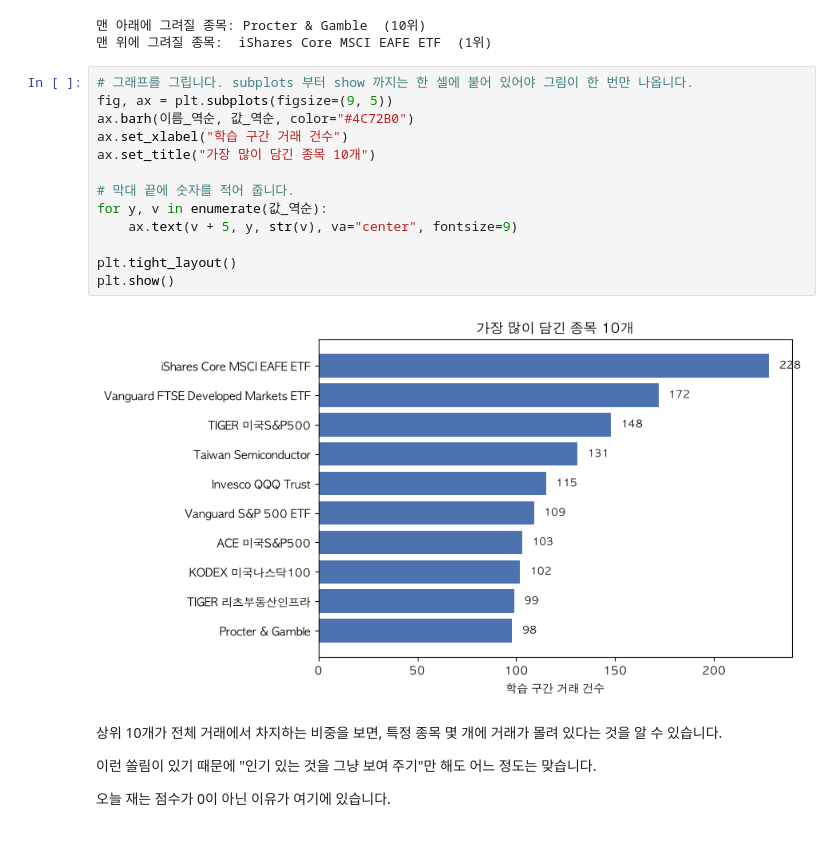
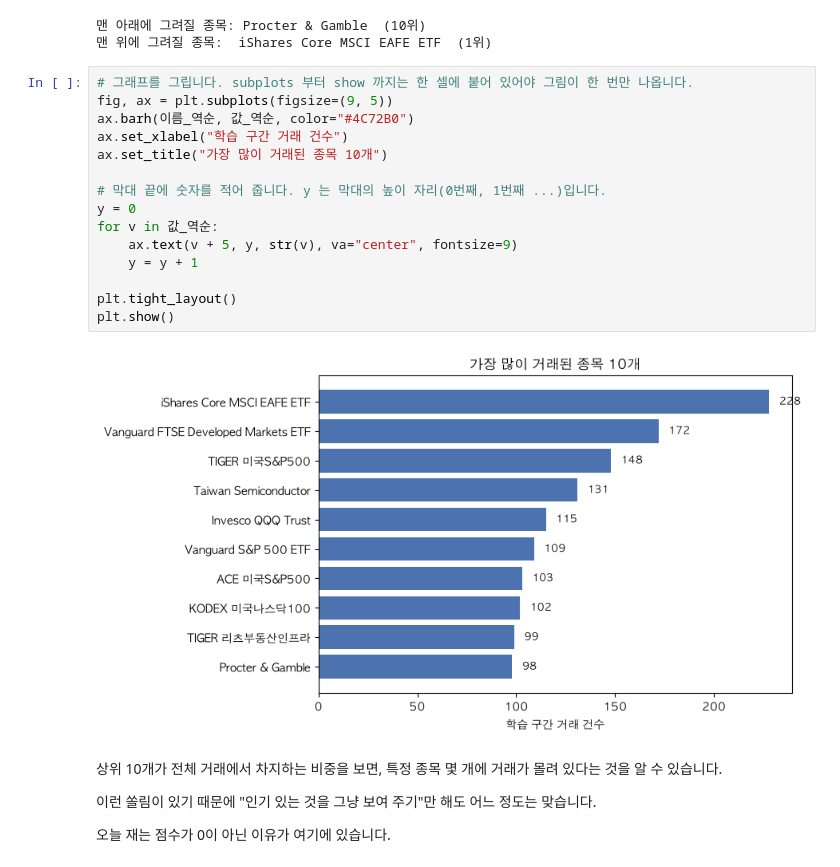
Before and after one commit to welovecherry/recsys, a Jupyter notebook: notebooks/01_popularity.ipynb, the cells around one changed output. Cells and saved outputs as stored; diff of their text form.

```diff
--- a/notebooks/01_popularity.ipynb
+++ b/notebooks/01_popularity.ipynb
@@ -516,18 +620,20 @@ print(f"맨 위에 그려질 종목:  {이름_역순[-1]}  (1위)")
 # %%
 # 그래프를 그립니다. subplots 부터 show 까지는 한 셀에 붙어 있어야 그림이 한 번만 나옵니다.
 fig, ax = plt.subplots(figsize=(9, 5))
 ax.barh(이름_역순, 값_역순, color="#4C72B0")
 ax.set_xlabel("학습 구간 거래 건수")
-ax.set_title("가장 많이 담긴 종목 10개")
+ax.set_title("가장 많이 거래된 종목 10개")
 
-# 막대 끝에 숫자를 적어 줍니다.
-for y, v in enumerate(값_역순):
+# 막대 끝에 숫자를 적어 줍니다. y 는 막대의 높이 자리(0번째, 1번째 ...)입니다.
+y = 0
+for v in 값_역순:
     ax.text(v + 5, y, str(v), va="center", fontsize=9)
+    y = y + 1
 
 plt.tight_layout()
 plt.show()
 # %% [output]
-[figure, old version]
+[figure, new version]
 # %% [markdown]
 상위 10개가 전체 거래에서 차지하는 비중을 보면, 특정 종목 몇 개에 거래가 몰려 있다는 것을 알 수 있습니다.
 
```
Also changed, not shown: parts of 16 cells of this notebook.
